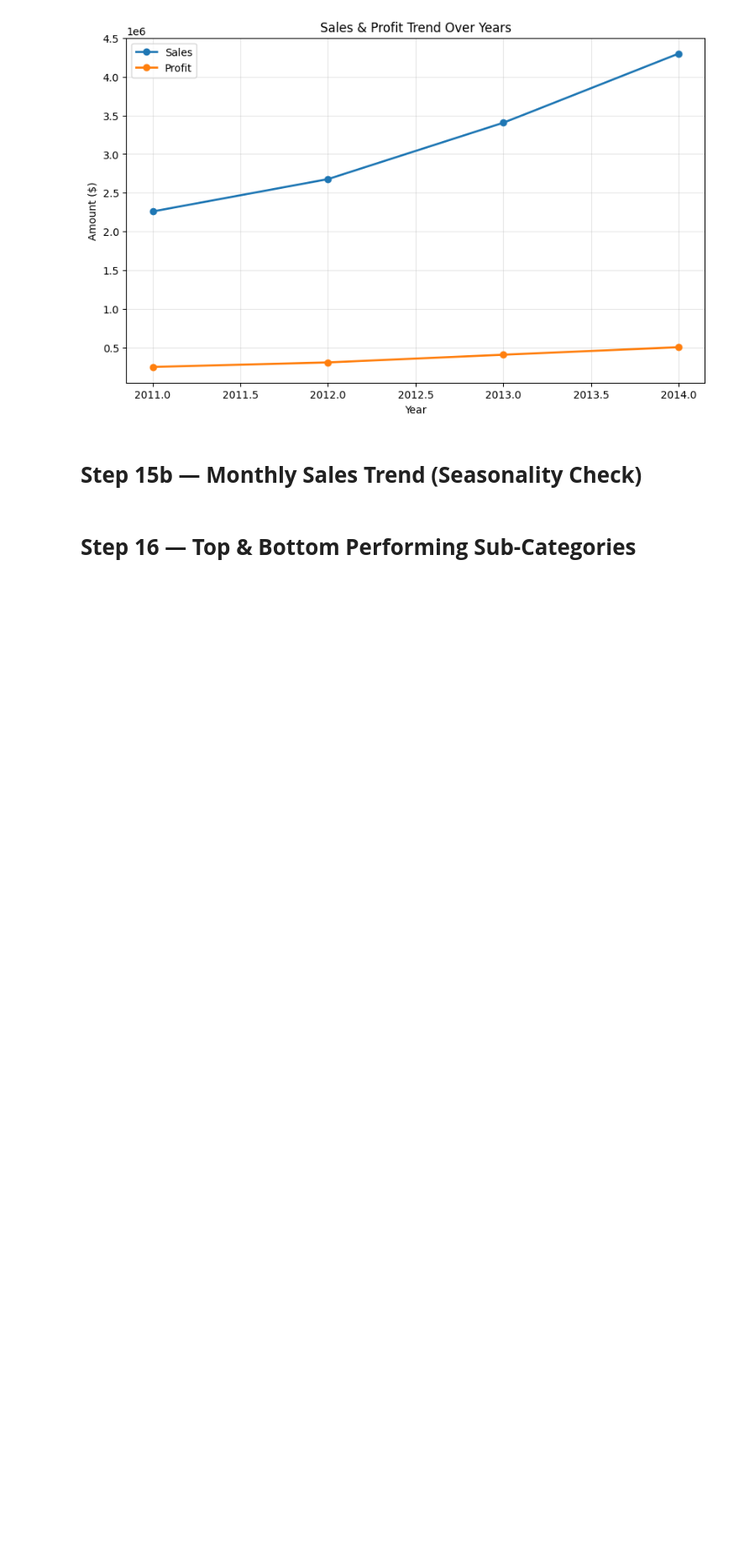
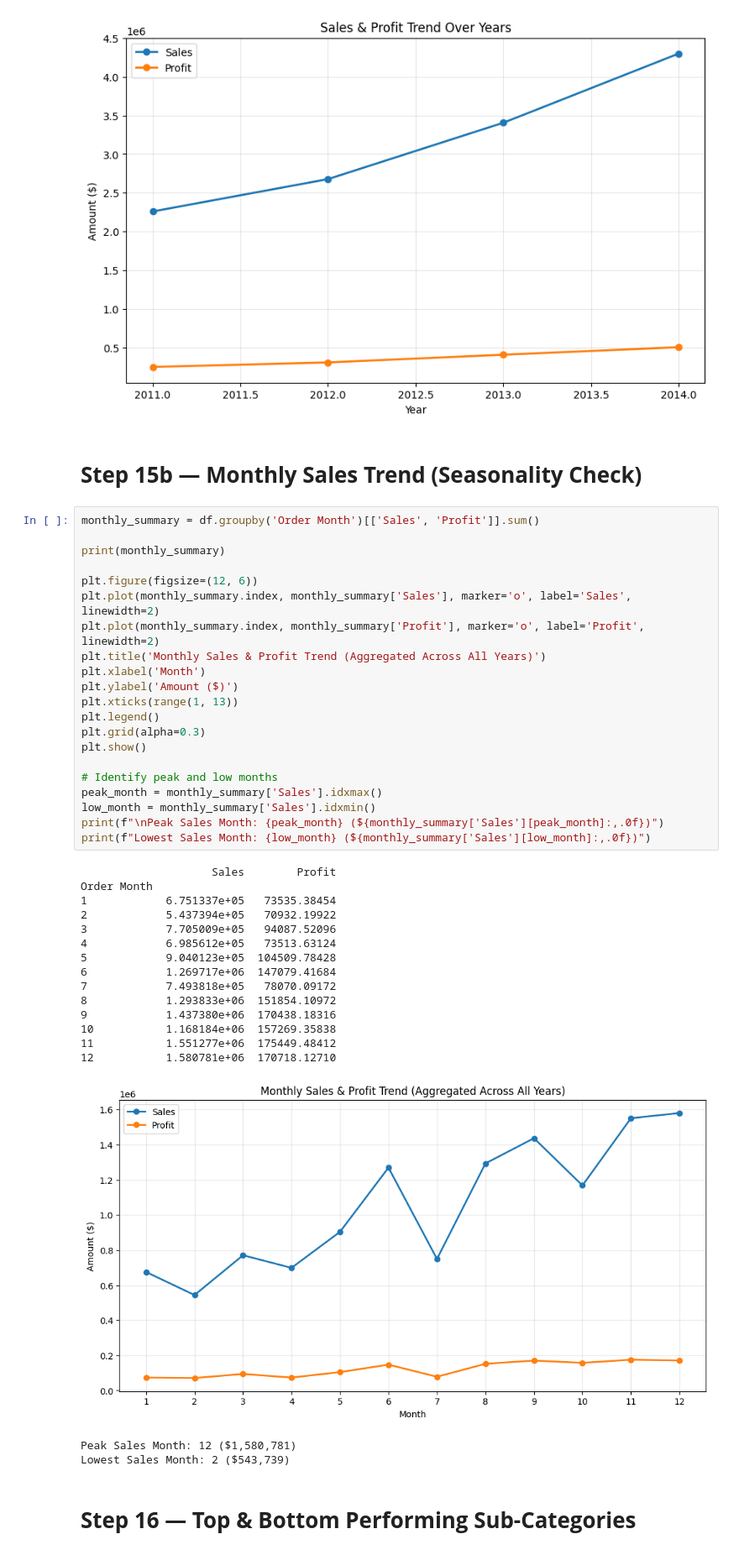
Before and after one commit to AiWriter404/Global-Superstore-Sales-Analysis, a Jupyter notebook: Global-Superstore-Sales-Analysis.ipynb, the cells around one changed output. Shown at 84% size. Cells and saved outputs as stored; diff of their text form; blank space fills up the shorter version.

Commit message:
Kaggle Notebook | Global-Superstore-Sales-Analysis | Version 5

```diff
--- a/Global-Superstore-Sales-Analysis.ipynb
+++ b/Global-Superstore-Sales-Analysis.ipynb
@@ -311,6 +311,45 @@ Order Year
 [figure]
 # %% [markdown]
 # **Step 15b — Monthly Sales Trend (Seasonality Check)**
+# %%
+monthly_summary = df.groupby('Order Month')[['Sales', 'Profit']].sum()
+
+print(monthly_summary)
+
+plt.figure(figsize=(12, 6))
+plt.plot(monthly_summary.index, monthly_summary['Sales'], marker='o', label='Sales', linewidth=2)
+plt.plot(monthly_summary.index, monthly_summary['Profit'], marker='o', label='Profit', linewidth=2)
+plt.title('Monthly Sales & Profit Trend (Aggregated Across All Years)')
+plt.xlabel('Month')
+plt.ylabel('Amount ($)')
+plt.xticks(range(1, 13))
+plt.legend()
+plt.grid(alpha=0.3)
+plt.show()
+
+# Identify peak and low months
+peak_month = monthly_summary['Sales'].idxmax()
+low_month = monthly_summary['Sales'].idxmin()
+print(f"\nPeak Sales Month: {peak_month} (${monthly_summary['Sales'][peak_month]:,.0f})")
+print(f"Lowest Sales Month: {low_month} (${monthly_summary['Sales'][low_month]:,.0f})")
+# %% [output]
+                    Sales        Profit
+Order Month
+1            6.751337e+05   73535.38454
+2            5.437394e+05   70932.19922
+3            7.705009e+05   94087.52096
+4            6.985612e+05   73513.63124
+5            9.040123e+05  104509.78428
+6            1.269717e+06  147079.41684
+7            7.493818e+05   78070.09172
+8            1.293833e+06  151854.10972
+9            1.437380e+06  170438.18316
+10           1.168184e+06  157269.35838
+11           1.551277e+06  175449.48412
+12           1.580781e+06  170718.12710
+[figure, added]
+Peak Sales Month: 12 ($1,580,781)
+Lowest Sales Month: 2 ($543,739)
 # %% [markdown]
 # **Step 16 — Top & Bottom Performing Sub-Categories**
 # %%
```
